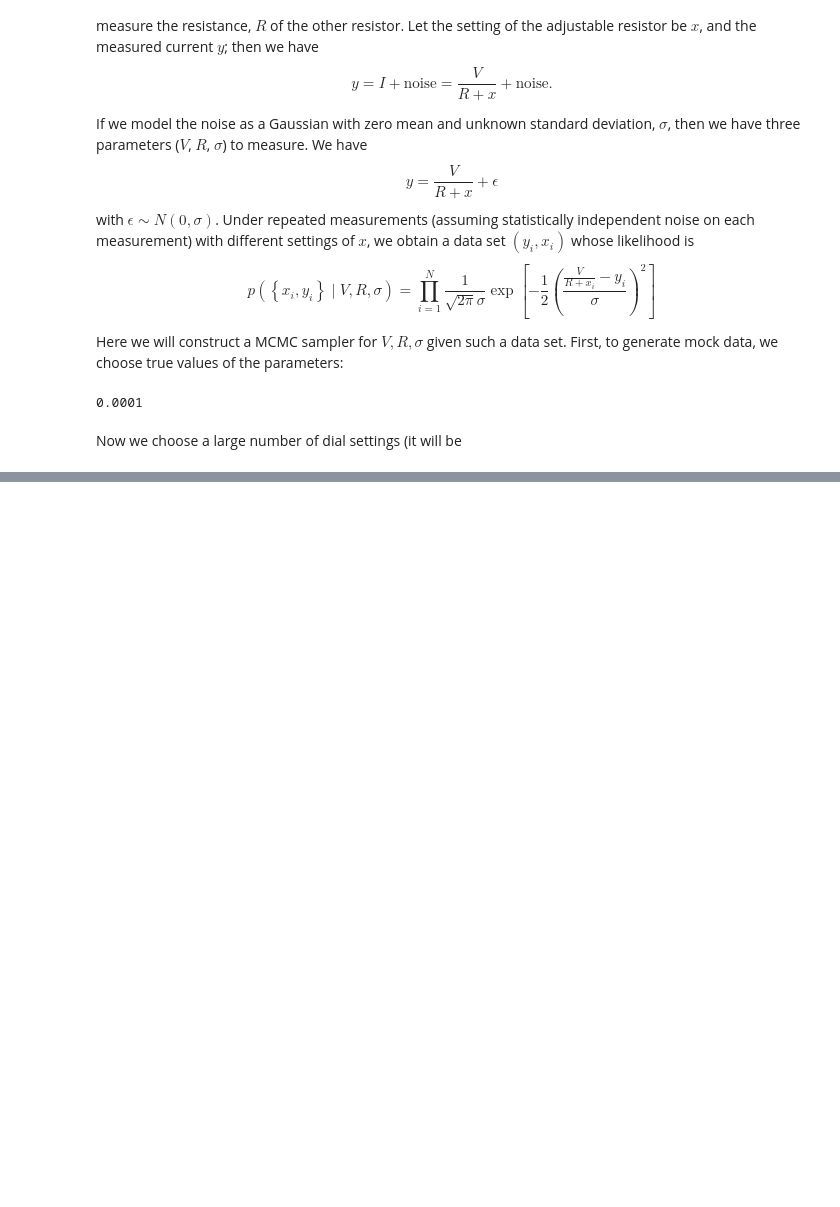
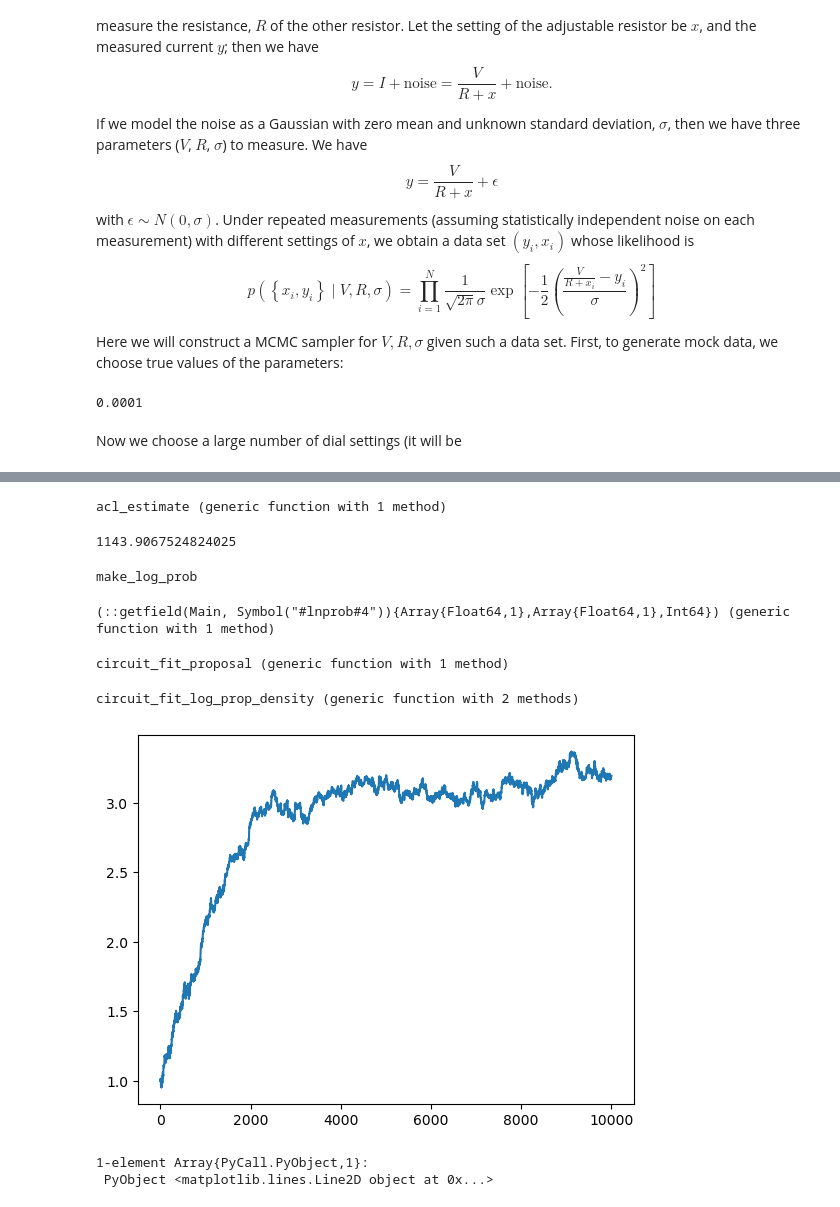
Before and after one commit to Farr-PHY-604/MCMC, a Jupyter notebook: MCMC.ipynb, the cells around one changed output, grey strips where cells are left out. Drawn from its saved outputs; the diff is of its cells as text; code cells hidden in the pictures; blank space fills up the shorter version.

```diff
--- a/MCMC.ipynb
+++ b/MCMC.ipynb
@@ -42,0 +147,77 @@ PyObject Text(28.0, 0.5, '$y$ ($\\mathrm{A}$)')
+# %%
+function acl_estimate(xs)
+    acf = autocorrelation_function(xs)
+
+    sums = 0.0
+    acl_est = 0.0
+    for i in 1:size(xs, 1)
+        sums = sums + acf[i]
+        acl_est = 2.0*sums - 1.0
+        if i > 5*acl_est && i > 1
+            break
+        end
+    end
+
+    if acl_est > 0.2*size(xs,1)
+        return Inf
+    else
+        return acl_est
+    end
+end
+# %% [output]
+acl_estimate (generic function with 1 method)
+# %%
+acl_estimate(xs)
+# %% [output]
+1143.9067524824025
+# %%
+"""Returns a log-probability function given an array of observed currents."""
+function make_log_prob(x, Iobs)
+    Nobs = size(Iobs, 1)
+    function lnprob(theta)
+        V, R, sigma = theta
+
+        if V < 0
+            return -Inf
+        end
+        if R < 0
+            return -Inf
+        end
+        if sigma < 0
+            return -Inf
+        end
+
+        return -0.5*Nobs*log(2*pi)-Nobs*log(sigma) - 0.5*sum(((Iobs .- V./(R .+ x))/sigma).^2)
+    end
+end
+# %% [output]
+make_log_prob
+# %%
+log_prob = make_log_prob(xs, ys)
+# %% [output]
+(::getfield(Main, Symbol("#lnprob#4")){Array{Float64,1},Array{Float64,1},Int64}) (generic function with 1 method)
+# %%
+function circuit_fit_proposal(theta)
+    V, R, sigma = theta
+
+    return [V + 0.01*randn(), R+10*randn(), sigma+1e-5*randn()]
+end
+# %% [output]
+circuit_fit_proposal (generic function with 1 method)
+# %%
+function circuit_fit_log_prop_density(theta, theta_new)
+    return 0.0
+end
+# %% [output]
+circuit_fit_log_prop_density (generic function with 2 methods)
+# %%
+thetas = [[1.0, 1000.0, 1e-3]]
+for i in 1:10000
+    push!(thetas, next_mcmc_state(thetas[end], circuit_fit_proposal, circuit_fit_log_prop_density, log_prob))
+end
+# %%
+plot([t[1] for t in thetas])
+# %% [output]
+[figure, added]
+1-element Array{PyCall.PyObject,1}:
+ PyObject <matplotlib.lines.Line2D object at 0x...>
```
Also changed, not shown: parts of 19 cells of this notebook, 2 other files.
